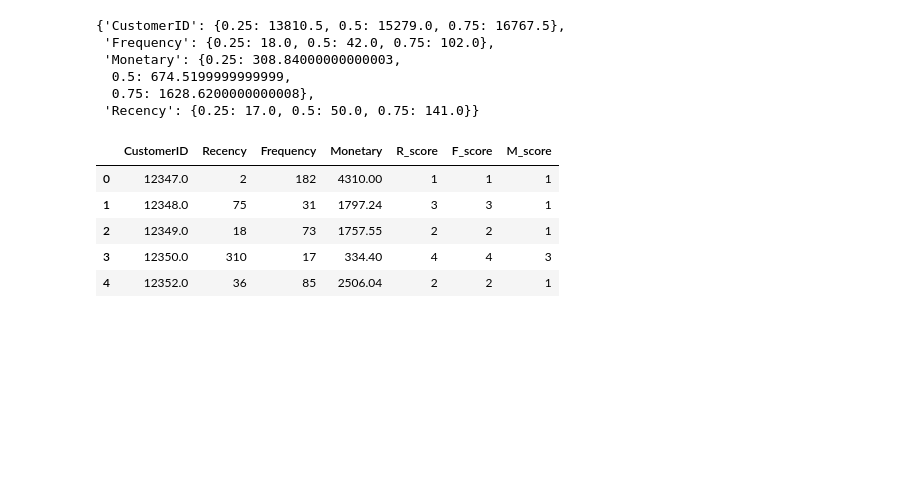
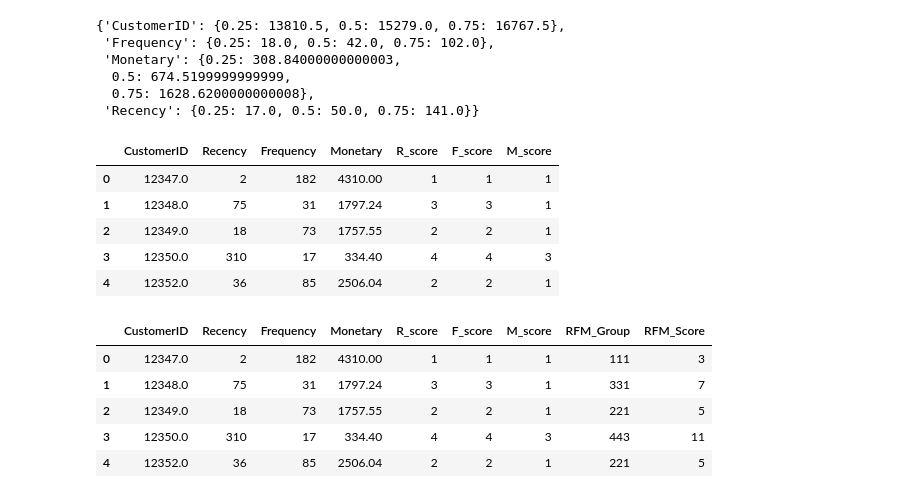
Before and after one commit to Edna-soso/DataAnalysis_Project, a Jupyter notebook: Model/RFM.ipynb, the cells around one changed output. Drawn from its saved outputs; the diff is of its cells as text; code cells hidden in the pictures; blank space fills up the shorter version.

```diff
--- a/Model/RFM.ipynb
+++ b/Model/RFM.ipynb
@@ -113,3 +118,17 @@ RFM_data.head()
 | 2 | 12349.0 | 18 | 73 | 1757.55 | 2 | 2 | 1 |
 | 3 | 12350.0 | 310 | 17 | 334.40 | 4 | 4 | 3 |
 | 4 | 12352.0 | 36 | 85 | 2506.04 | 2 | 2 | 1 |
+# %%
+#Now we will create : RFMGroup and RFMScore
+RFM_data['RFM_Group'] = RFM_data['R_score'].astype(str) + RFM_data['F_score'].astype(str) + RFM_data['M_score'].astype(str)
+
+#Score
+RFM_data['RFM_Score'] = RFM_data[['R_score','F_score','M_score']].sum(axis = 1)
+RFM_data.head()
+# %% [output]
+|  | CustomerID | Recency | Frequency | Monetary | R_score | F_score | M_score | RFM_Group | RFM_Score |
+| 0 | 12347.0 | 2 | 182 | 4310.00 | 1 | 1 | 1 | 111 | 3 |
+| 1 | 12348.0 | 75 | 31 | 1797.24 | 3 | 3 | 1 | 331 | 7 |
+| 2 | 12349.0 | 18 | 73 | 1757.55 | 2 | 2 | 1 | 221 | 5 |
+| 3 | 12350.0 | 310 | 17 | 334.40 | 4 | 4 | 3 | 443 | 11 |
+| 4 | 12352.0 | 36 | 85 | 2506.04 | 2 | 2 | 1 | 221 | 5 |
```
Also changed, not shown: parts of 3 cells of this notebook.
